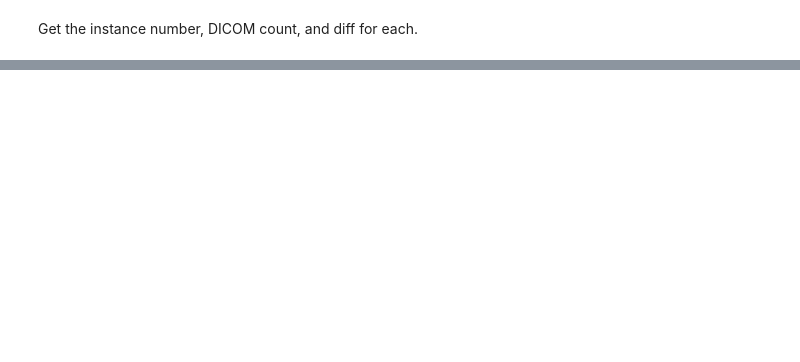
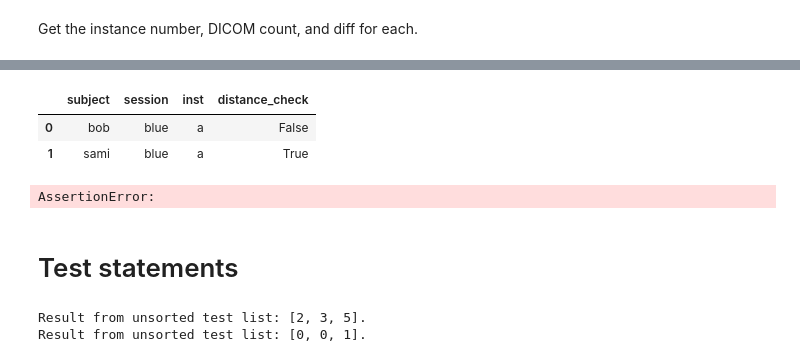
Before and after one commit to MASILab/mirQAt, a Jupyter notebook: speedup.ipynb, the cells around one changed output, grey strips where cells are left out. Drawn from its saved outputs; the diff is of its cells as text; code cells hidden in the pictures; blank space fills up the shorter version.

```diff
--- a/speedup.ipynb
+++ b/speedup.ipynb
@@ -82,0 +387,5 @@ inst_info(res)
+# %%
+import operator
+
+tmp = [list(v) for k,v in itertools.groupby(test, key=lambda x:(x[0], x[1], x[2]))]
+[(i4) for i1, i2, i3, i4 in t]
@@ -82,0 +537,10 @@ inst_info(res)
+# %%
+test = [('sami', 'blue', 'a', 3), ('sami', 'blue', 'a', 50), ('bob', 'blue', 'a', 10), ('bob', 'blue', 'a', 10), ('bob', 'blue', 'a', 9), ('sami', 'blue', 'a', 1)]
+
+df = pd.DataFrame( list( slicedist_info(test) ), columns=['key', 'distance_check'])
+df['subject'], df['session'], df['inst'] = zip(*df['key'])
+df[['subject', 'session', 'inst', 'distance_check']]
+# %% [output]
+|  | subject | session | inst | distance_check |
+| 0 | bob | blue | a | False |
+| 1 | sami | blue | a | True |
@@ -82,0 +586,53 @@ inst_info(res)
+# %%
+test = [('sami', 'blue', 'a', 3), ('sami', 'blue', 'a', 50), ('bob', 'blue', 'a', 10), ('bob', 'blue', 'a', 10), ('bob', 'blue', 'a', 9), ('sami', 'blue', 'a', 1)]
+
+assert list( slicedist_info(test) ) == [(('bob', 'blue', 'a'), False), (('sami', 'blue', 'a'), True)]
+# %% [output]
+AssertionError:
+# %% [markdown]
+# Test statements
+# %%
+# Make sure slice_analyzer function works well
+
+
+def test_slice_analyzer(slice_list):
+    # unsorted example
+    l_sort = slice_list
+    initial_delta = l_sort[0] - l_sort[1]
+    tmp = list(map(operator.sub, l_sort[1:], l_sort[:-1]))
+    eval_list = [abs(i) for i in list(map(operator.sub, tmp[1:], tmp[:-1])) ]
+    #boolean to make sure all deltas are less than delta b/w 0th and 1st elements
+    check_bool = all(x < initial_delta for x in eval_list)
+    return eval_list
+
+test_list = [1, 4, 5, 3, 6]
+# diff b/w ith and i+1th element: 1 and 4 -> 3, 4 and 5 -> 1, etc. --->  [3, 1, -2, 3]
+# i+1th and i+2th element (absolute value): 3 and 1 -> -2, 1 and -2 -> 3, -2-3 = 5  ---> [-2,-3, 5]
+
+print(f"Result from unsorted test list: {test_slice_analyzer(test_list)}." )
+
+assert test_slice_analyzer(test_list) == [2,3, 5]
+
+# For our purposes, we want a sorted list though so let's rewrite this test
+
+def test_slice_analyzer_sorted(slice_list):
+    # sort from biggest to smallest
+    l_sort = sorted(slice_list, reverse=True)
+    initial_delta = l_sort[0] - l_sort[1]
+    tmp = list(map(operator.sub, l_sort[1:], l_sort[:-1]))
+    eval_list = [abs(i) for i in list(map(operator.sub, tmp[1:], tmp[:-1])) ]
+    #boolean to make sure all deltas are less than delta b/w 0th and 1st elements
+    check_bool = all(x < initial_delta for x in eval_list)
+    return eval_list
+
+test_list = [1, 4, 5, 3, 6]
+# sorted list = [6,5,4,3,1]
+# diff b/w ith and i+1th element: 6 and 5 -> 1, 5 and 4 -> 1, etc. --->  [1,1,1,2]
+# i+1th and i+2th element (absolute value): 3 and 1 -> -2, 1 and -2 -> 3, -2-3 = 5  ---> [0, 0, 1]
+
+print(f"Result from unsorted test list: {test_slice_analyzer_sorted(test_list)}." )
+
+assert test_slice_analyzer_sorted(test_list) == [0,0,1]
+# %% [output]
+Result from unsorted test list: [2, 3, 5].
+Result from unsorted test list: [0, 0, 1].
```
Also changed, not shown: parts of 55 cells of this notebook, 2 other files.
